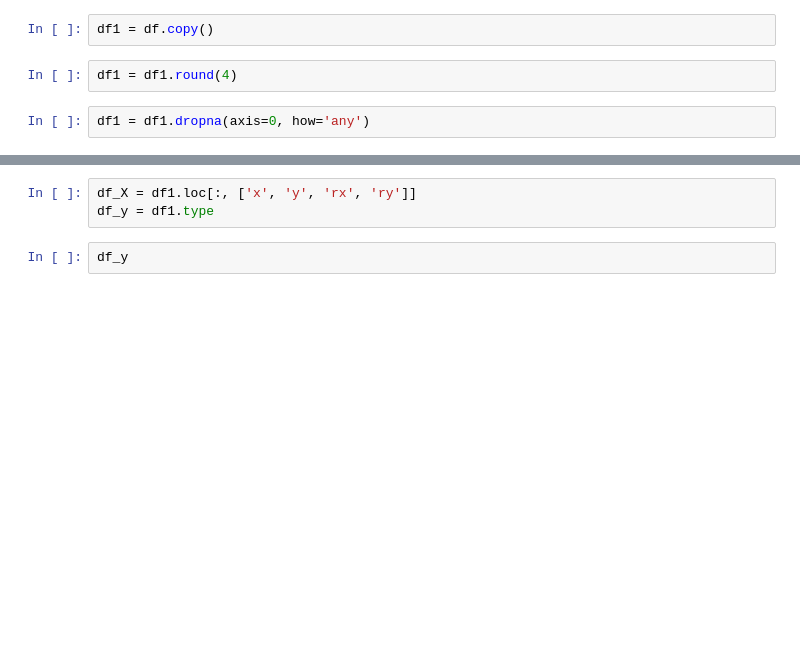
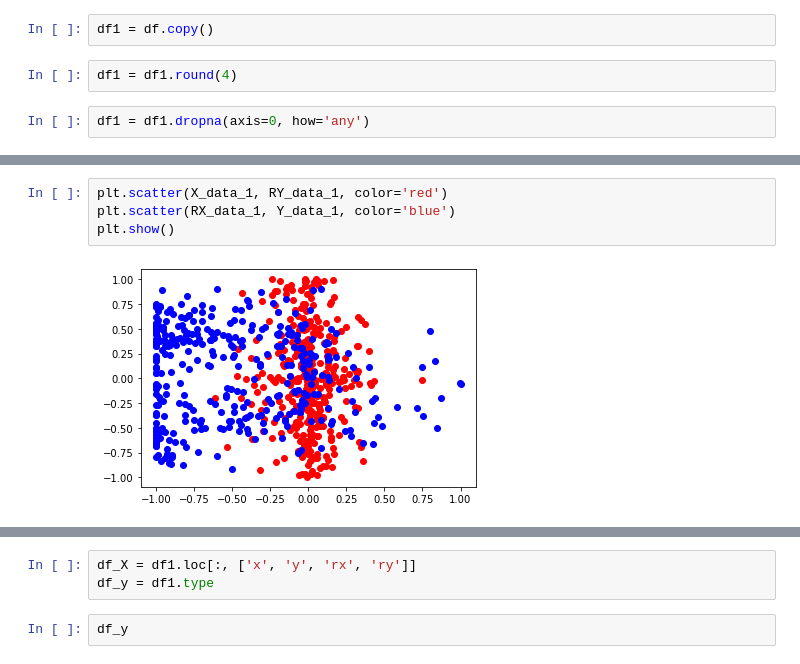
Before and after one commit to jishen027/FPS_Player_intent_detector, a Jupyter notebook: data-analysis/controllerDataAnalysis.ipynb, the cells around one changed output, grey strips where cells are left out. Drawn from its saved outputs; the diff is of its cells as text; blank space fills up the shorter version.

```diff
--- a/data-analysis/controllerDataAnalysis.ipynb
+++ b/data-analysis/controllerDataAnalysis.ipynb
@@ -87,0 +90,6 @@ plt.show()
+# %%
+plt.scatter(X_data_1, RY_data_1, color='red')
+plt.scatter(RX_data_1, Y_data_1, color='blue')
+plt.show()
+# %% [output]
+[figure, added]
```
Also changed, not shown: parts of 29 cells of this notebook, 17 other files.
